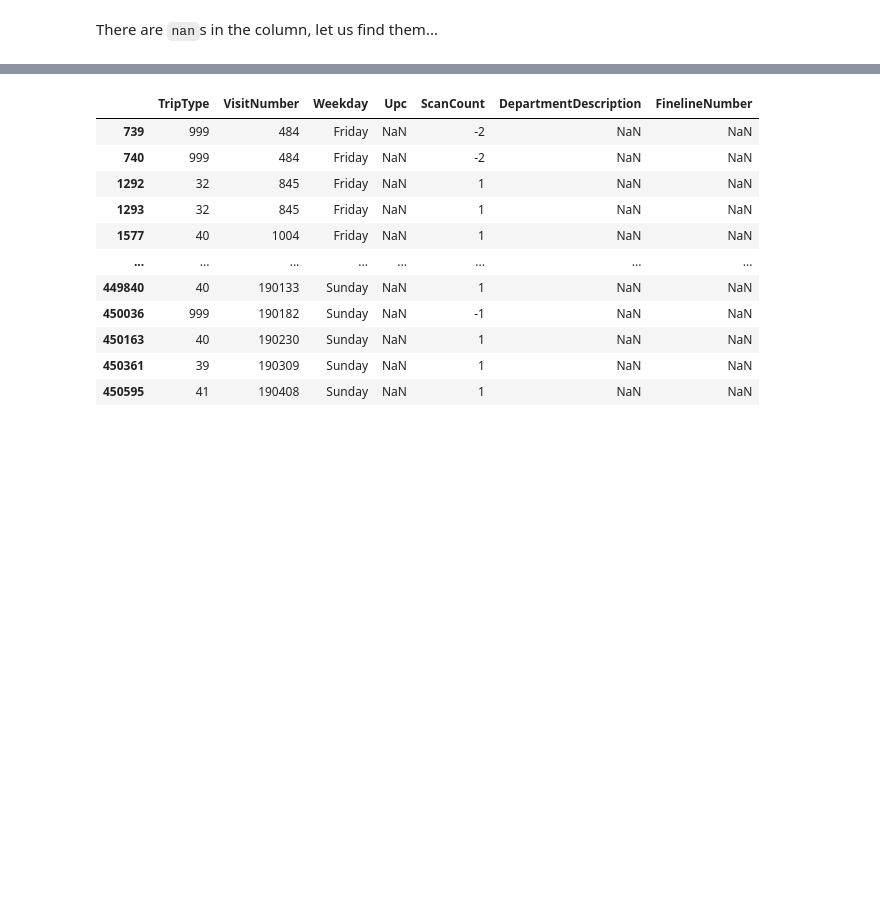
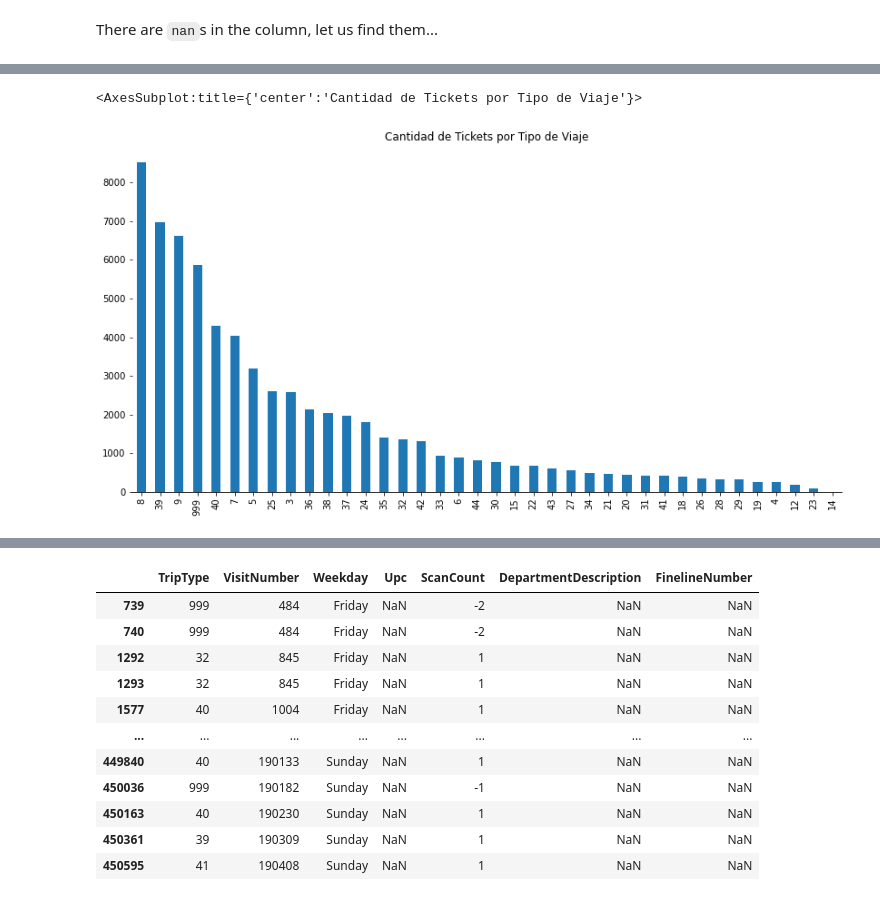
Before and after one commit to Verobornancini/AprendizajeSupervisado, a Jupyter notebook: practico/src/baseline.ipynb, the cells around one changed output, grey strips where cells are left out. Drawn from its saved outputs; the diff is of its cells as text; code cells hidden in the pictures; blank space fills up the shorter version.

```diff
--- a/practico/src/baseline.ipynb
+++ b/practico/src/baseline.ipynb
@@ -77,0 +160,9 @@ There are `nan`s in the column, let us find them...
+# %%
+# to count the TripType values, we have to group the visits by VisitNumber
+plt.figure (figsize=(14,7))
+plt.title('Cantidad de Tickets por Tipo de Viaje')
+sns.despine(left=True)
+original_df.groupby("VisitNumber").TripType.mean().value_counts().plot(kind='bar')
+# %% [output]
+<AxesSubplot:title={'center':'Cantidad de Tickets por Tipo de Viaje'}>
+[figure, added]
```
Also changed, not shown: parts of 92 cells of this notebook.
